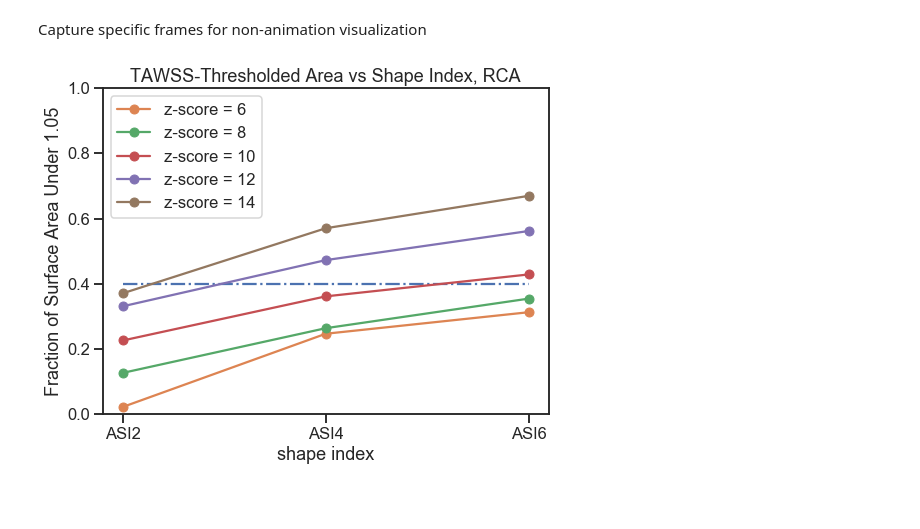
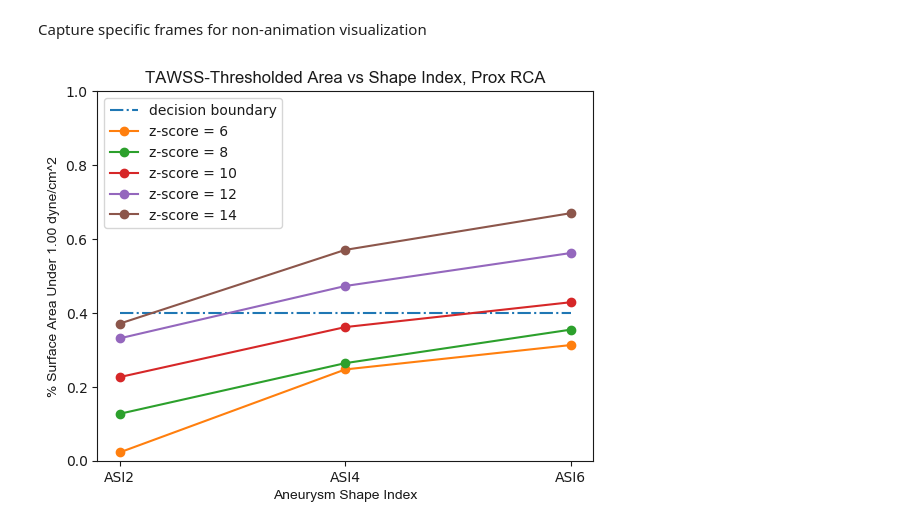
Before and after one commit to StanfordCBCL/KD-project, a Jupyter notebook: PostProcessVis_2019_Jan_25.ipynb, the cells around one changed output. Saved outputs shown, nothing was run; the diff lists cells and outputs as text; code cells hidden in the pictures; blank space fills up the shorter version.

```diff
--- a/PostProcessVis_2019_Jan_25.ipynb
+++ b/PostProcessVis_2019_Jan_25.ipynb
@@ -26,6 +26,9 @@ import seaborn as sns
 import pandas as pd
 import os
 from IPython.display import HTML
+
+from matplotlib import rc
+plt.rcParams.update(plt.rcParamsDefault)
 # %% [markdown]
 Import other requirements
 # %%
@@ -410,25 +424,26 @@ Capture specific frames for non-animation visualization
 # %%
 labels = ['prox', 'med', 'dist']
 plotted_z_scores = [6, 8, 10, 12, 14]
 threshold_bounds = np.arange(.05, 10.0, .5)
 plot_idx = 2
 
 fig = plt.figure()
 ax = fig.add_subplot(1, 1, 1)
-ax.plot(shapes, [.4, .4, .4], linestyle='-.')
+ax.plot(shapes, [.4, .4, .4], linestyle='-.', label='decision boundary')
 
 for k, size in enumerate(sizes):
     vtawss_sub_threshold_fracs = np.zeros(len(shapes))
     for c, shape in enumerate(shapes):
         vtawss_sub_threshold_fracs[c] = area_fracs[shape + '_' + size][plot_idx]
 
     ax.plot(shapes, vtawss_sub_threshold_fracs, label='z-score = ' + str(plotted_z_scores[k]), marker='o')
 
 plt.legend()
-plt.xlabel('shape index')
-plt.ylabel('Fraction of Surface Area Under %.2f'%(threshold_bounds[plot_idx]))
-plt.title('TAWSS-Thresholded Area vs Shape Index, ' + animation_vessel[:-1] )
+plt.xlabel('Aneurysm Shape Index', fontname='Arial')
+plt.ylabel('% Surface Area Under 1.00 dyne/cm^2', fontname='Arial')
+#plt.ylabel('Fraction of Surface Area Under %.2f'%(threshold_bounds[plot_idx]))
+plt.title('TAWSS-Thresholded Area vs Shape Index, Prox ' + animation_vessel[:-1], fontname='Arial')
 plt.ylim(0, 1)
 plt.show()
 # %% [output]
-[figure, old version]
+[figure, new version]
```
Also changed, not shown: parts of 2 cells of this notebook, 7 other files.
